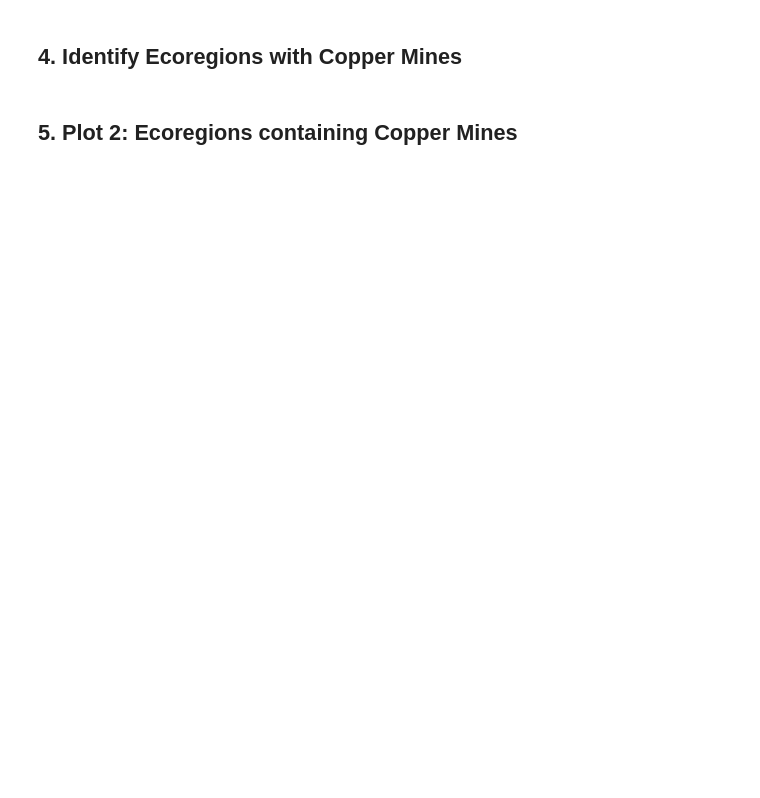
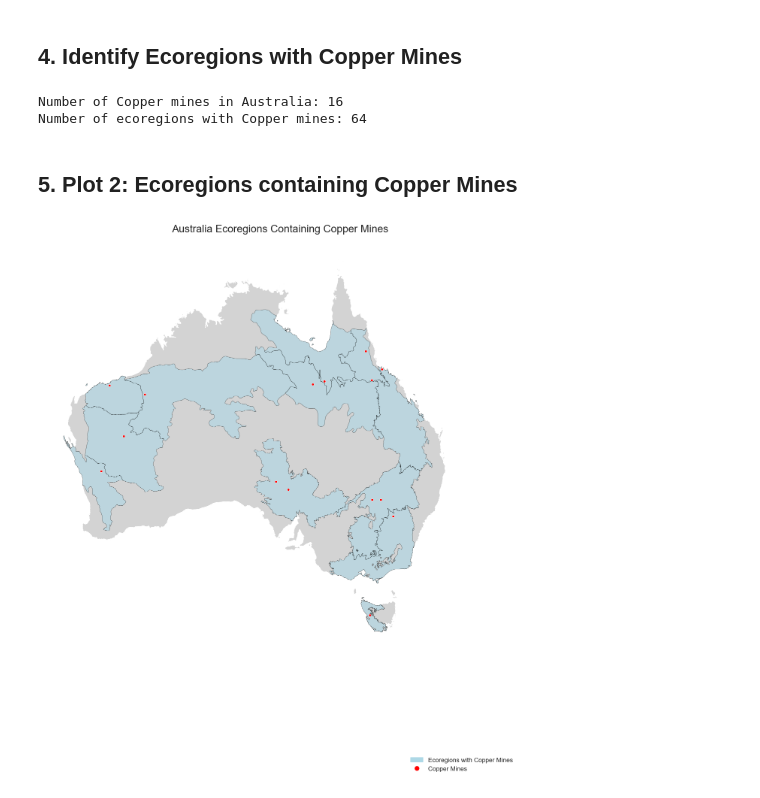
Before and after one commit to sewaelty/semesterproject, a Jupyter notebook: Brazil_Ecoregions_Analysis.ipynb, the cells around one changed output. Saved outputs shown, nothing was run; the diff lists cells and outputs as text; code cells hidden in the pictures; blank space fills up the shorter version.

```diff
--- a/Brazil_Ecoregions_Analysis.ipynb
+++ b/Brazil_Ecoregions_Analysis.ipynb
@@ -78,17 +90,17 @@ plt.show()
 copper_mines = facilities[facilities['primary_commodity'].str.contains('Copper', case=False, na=False)]
 
 # Ensure CRS match
-if copper_mines.crs != brazil.crs:
-    copper_mines = copper_mines.to_crs(brazil.crs)
+if copper_mines.crs != australia.crs:
+    copper_mines = copper_mines.to_crs(australia.crs)
 
-# Filter for mines within Brazil
+# Filter for mines within Australia
 # Spatial join or clip. Since points are simple, clip/intersection is fast.
-brazil_copper_mines = gpd.clip(copper_mines, brazil)
+brazil_copper_mines = gpd.clip(copper_mines, australia)
 
-print(f"Number of Copper mines in Brazil: {len(brazil_copper_mines)}")
+print(f"Number of Copper mines in Australia: {len(brazil_copper_mines)}")
 
 # Identify ecoregions containing these mines
-# Spatial join between Brazil Ecoregions and Brazil Copper Mines
+# Spatial join between Australia Ecoregions and Australia Copper Mines
 mines_with_ecoregions = gpd.sjoin(brazil_copper_mines, brazil_ecoregions, how='inner', predicate='within')
 
 # Get unique Eco IDs or Names that have mines
@@ -96,28 +108,33 @@ target_eco_names = mines_with_ecoregions['ECO_NAME'].unique()
 target_ecoregions = brazil_ecoregions[brazil_ecoregions['ECO_NAME'].isin(target_eco_names)]
 
 print(f"Number of ecoregions with Copper mines: {len(target_ecoregions)}")
+# %% [output]
+Number of Copper mines in Australia: 16
+Number of ecoregions with Copper mines: 64
 # %% [markdown]
 ## 5. Plot 2: Ecoregions containing Copper Mines
 # %%
 fig, ax = plt.subplots(figsize=(15, 15))
 
-# Plot Brazil background (faint)
-brazil.plot(ax=ax, color='lightgrey', edgecolor='white')
+# Plot Australia background (faint)
+australia.plot(ax=ax, color='lightgrey', edgecolor='white')
 
 # Plot Target Ecoregions
 target_ecoregions.plot(ax=ax, color='lightblue', edgecolor='black', alpha=0.6, linewidth=0.5, label='Ecoregions with Copper Mines')
 
 # Plot Mines
 brazil_copper_mines.plot(ax=ax, color='red', markersize=20, label='Copper Mines', edgecolor='white', linewidth=0.5)
 
-ax.set_title("Brazil Ecoregions Containing Copper Mines", fontsize=20)
+ax.set_title("Australia Ecoregions Containing Copper Mines", fontsize=20)
 ax.set_axis_off()
 
 # Custom legend
 import matplotlib.patches as mpatches
 eco_patch = mpatches.Patch(color='lightblue', label='Ecoregions with Copper Mines')
 mine_marker = plt.Line2D([0], [0], marker='o', color='w', markerfacecolor='red', markersize=10, label='Copper Mines')
 plt.legend(handles=[eco_patch, mine_marker], loc='lower right', fontsize=12)
 
 plt.tight_layout()
 plt.show()
+# %% [output]
+[figure, added]
```
Also changed, not shown: parts of 9 cells of this notebook, 53 other files.
